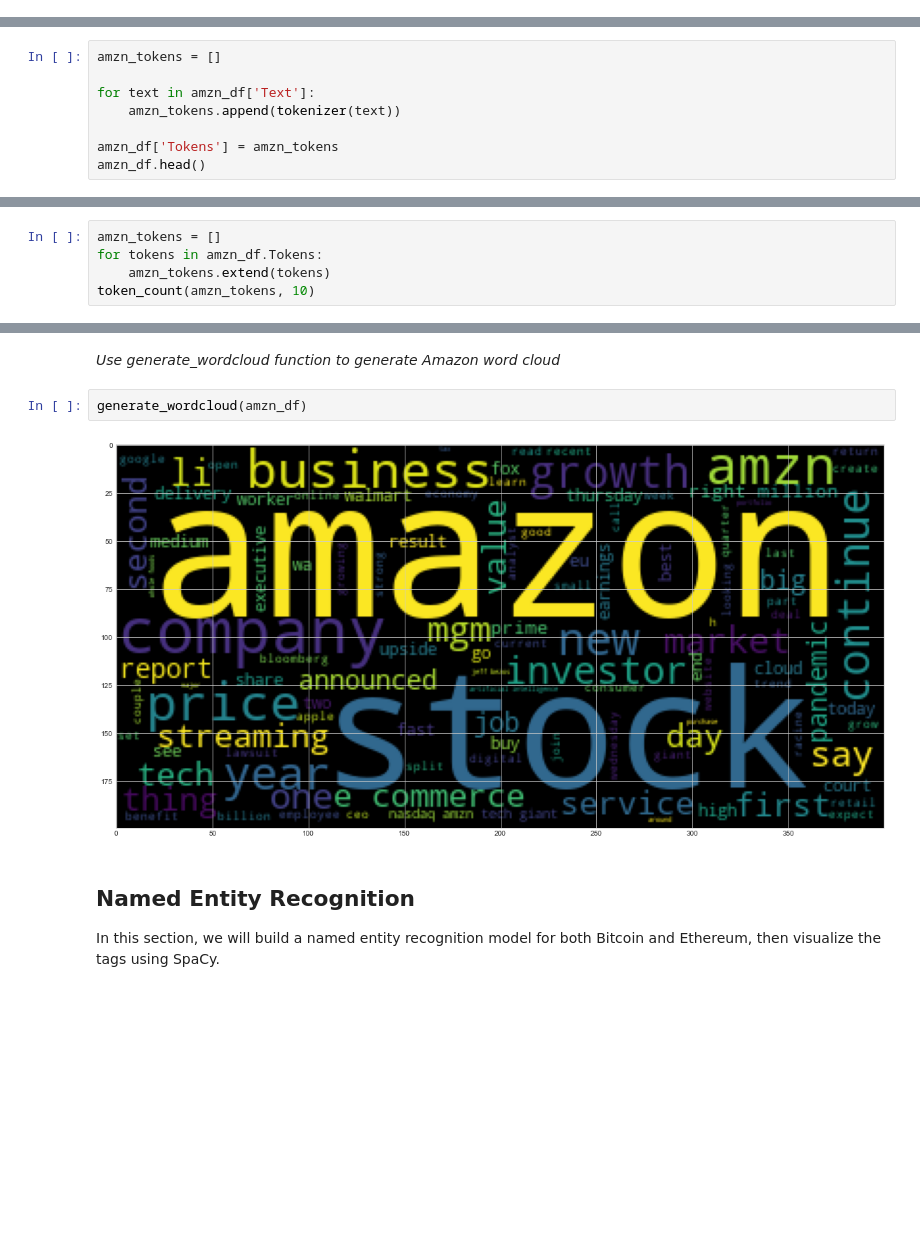
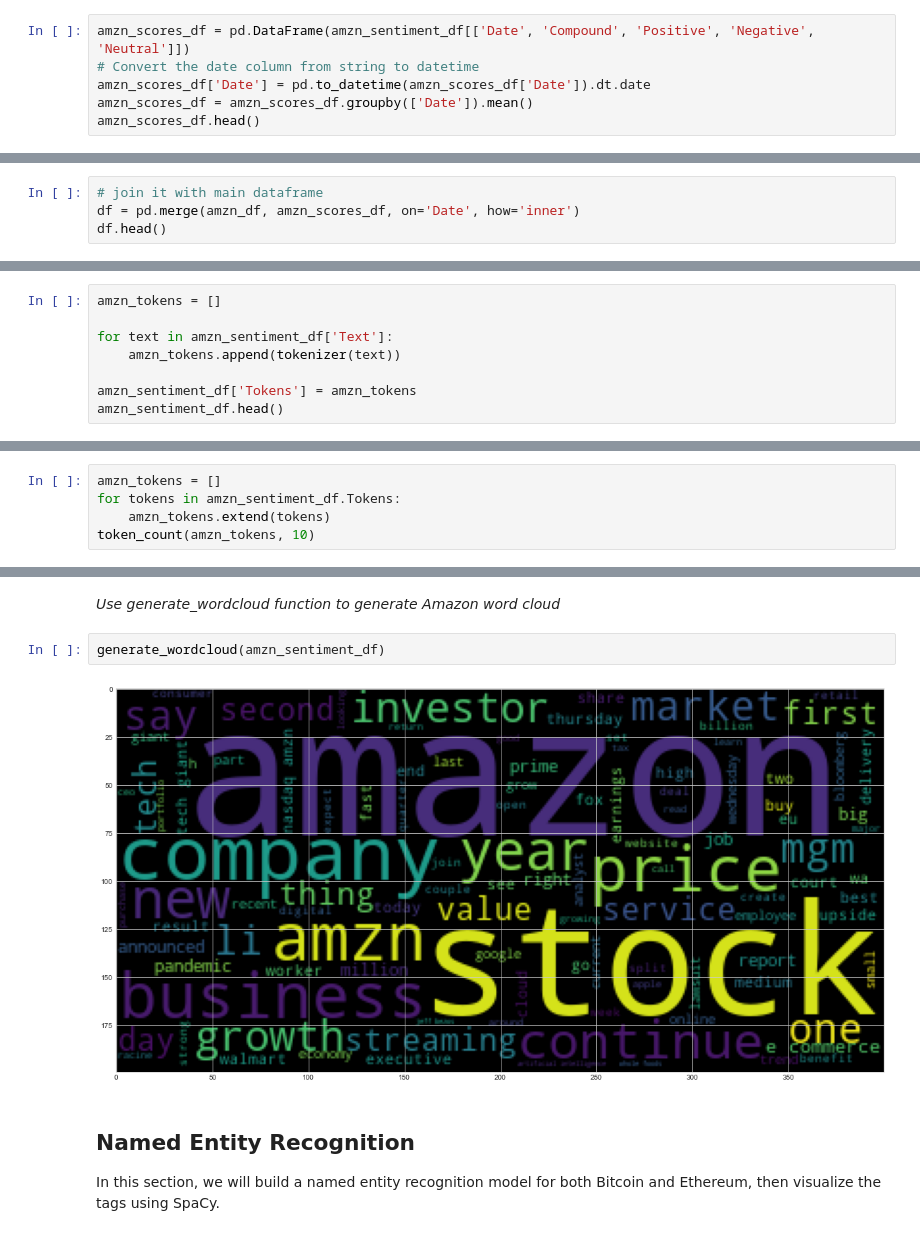
Before and after one commit to somyapanda/Project_2, a Jupyter notebook: Somya/sentiment_analysis_amzn_stock.ipynb, the cells around one changed output, grey strips where cells are left out. Saved outputs shown, nothing was run; the diff lists cells and outputs as text; blank space fills up the shorter version.

```diff
--- a/Somya/sentiment_analysis_amzn_stock.ipynb
+++ b/Somya/sentiment_analysis_amzn_stock.ipynb
@@ -111,3 +154,9 @@ amzn_df.describe()
 | 50% | 0.177900 | 0.116500 | 0.000000 | 0.845500 |
 | 75% | 0.535325 | 0.183500 | 0.070000 | 0.973750 |
 | max | 0.913600 | 0.492000 | 0.237000 | 1.000000 |
+# %%
+amzn_scores_df = pd.DataFrame(amzn_sentiment_df[['Date', 'Compound', 'Positive', 'Negative', 'Neutral']])
+# Convert the date column from string to datetime
+amzn_scores_df['Date'] = pd.to_datetime(amzn_scores_df['Date']).dt.date
+amzn_scores_df = amzn_scores_df.groupby(['Date']).mean()
+amzn_scores_df.head()
@@ -113,0 +173,4 @@ amzn_df.describe()
+# %%
+# join it with main dataframe
+df = pd.merge(amzn_df, amzn_scores_df, on='Date', how='inner')
+df.head()
@@ -198,11 +279,11 @@ def tokenizer(text):
 # %%
 amzn_tokens = []
 
-for text in amzn_df['Text']:
+for text in amzn_sentiment_df['Text']:
     amzn_tokens.append(tokenizer(text))
 
-amzn_df['Tokens'] = amzn_tokens
-amzn_df.head()
+amzn_sentiment_df['Tokens'] = amzn_tokens
+amzn_sentiment_df.head()
 # %% [output]
 |  | Date | Text | Compound | Positive | Negative | Neutral | Tokens |
 | 0 | 2021-06-01T23:54:45Z | Amazon announced Tuesday it suppo... | 0.0516 | 0.119 | 0.114 | 0.767 | [amazon, announced, tuesday, supp... |
@@ -259,7 +340,7 @@ def token_count(tokens, N=3):
 *Use token_count function to get the top 10 words for Amazon*
 # %%
 amzn_tokens = []
-for tokens in amzn_df.Tokens:
+for tokens in amzn_sentiment_df.Tokens:
     amzn_tokens.extend(tokens)
 token_count(amzn_tokens, 10)
 # %% [output]
@@ -296,9 +377,9 @@ def generate_wordcloud(df):
 # %% [markdown]
 *Use generate_wordcloud function to generate Amazon word cloud*
 # %%
-generate_wordcloud(amzn_df)
+generate_wordcloud(amzn_sentiment_df)
 # %% [output]
-[figure, old version]
+[figure, new version]
 # %% [markdown]
 ## Named Entity Recognition
 In this section, we will build a named entity recognition model for both Bitcoin and Ethereum, then visualize the tags using SpaCy.
```
Also changed, not shown: parts of 19 cells of this notebook.
